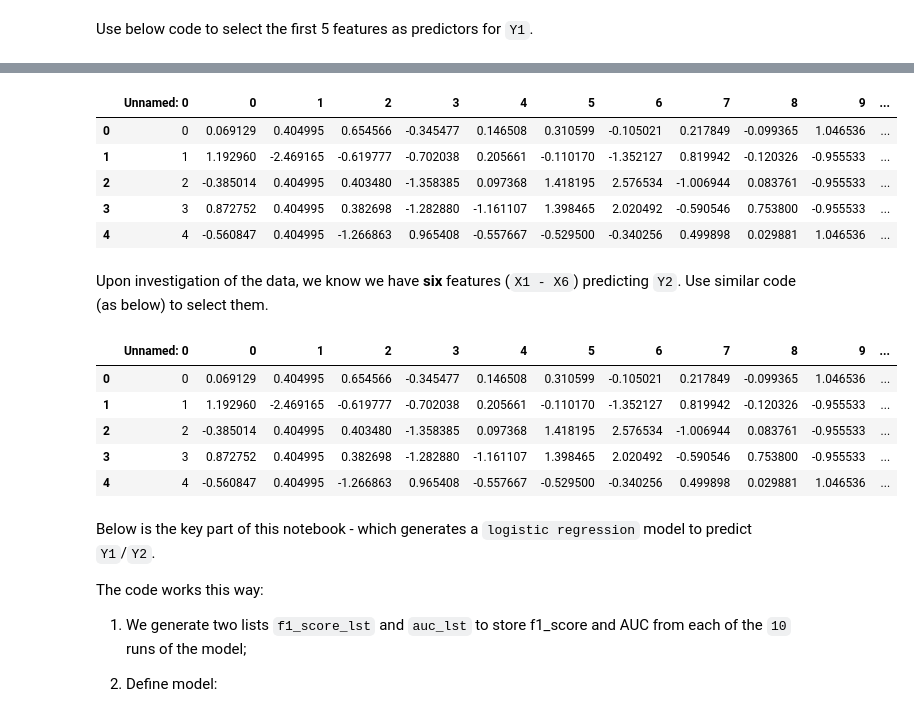
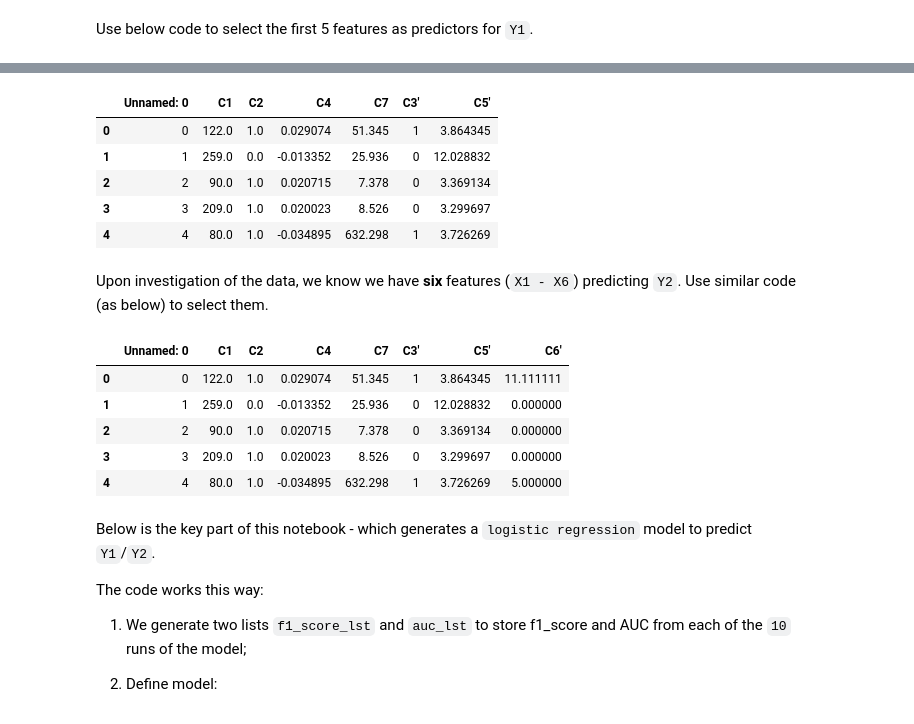
Before and after one commit to BA545-SP2019/2019-competition1-3-musketeers, a Jupyter notebook: Evaluation-Code-C.ipynb, the cells around one changed output, grey strips where cells are left out. Saved outputs shown, nothing was run; the diff lists cells and outputs as text; code cells hidden in the pictures.

```diff
--- a/Evaluation-Code-C.ipynb
+++ b/Evaluation-Code-C.ipynb
@@ -35,6 +35,6 @@ __NOTE__:
 1. Your dataset maybe very different from the sample dataset.
 2. Please follow this structure when submitting your dataset.
 # %%
-data = pd.read_csv('./Datasets/BBB2.csv', header=0)
+data = pd.read_csv('./Datasets/dropmissing.csv', header=0)
 data.head()
 # %% [output]
@@ -108,4 +86,4 @@ cols[:-3]
 # %% [markdown]
 Use below code to select the first 5 features as predictors for `Y1`.
 # %%
-datay1 = data.drop(data.columns[12], axis = 1)
+datay1 = data.drop(data.columns[-3:], axis = 1)
@@ -133,27 +111,27 @@ datay1[datay1.columns[0:15]]
 # %%
 
-predictors_y1 = datay1[datay1.columns[0:15]]
+predictors_y1 = datay1
 
 predictors_y1.head()
 # %% [output]
-|  | Unnamed: 0 | 0 | 1 | 2 | 3 | 4 | 5 | 6 | 7 | 8 | 9 | ... |
-| 0 | 0 | 0.069129 | 0.404995 | 0.654566 | -0.345477 | 0.146508 | 0.310599 | -0.105021 | 0.217849 | -0.099365 | 1.046536 | ... |
-| 1 | 1 | 1.192960 | -2.469165 | -0.619777 | -0.702038 | 0.205661 | -0.110170 | -1.352127 | 0.819942 | -0.120326 | -0.955533 | ... |
-| 2 | 2 | -0.385014 | 0.404995 | 0.403480 | -1.358385 | 0.097368 | 1.418195 | 2.576534 | -1.006944 | 0.083761 | -0.955533 | ... |
-| 3 | 3 | 0.872752 | 0.404995 | 0.382698 | -1.282880 | -1.161107 | 1.398465 | 2.020492 | -0.590546 | 0.753800 | -0.955533 | ... |
-| 4 | 4 | -0.560847 | 0.404995 | -1.266863 | 0.965408 | -0.557667 | -0.529500 | -0.340256 | 0.499898 | 0.029881 | 1.046536 | ... |
+|  | Unnamed: 0 | C1 | C2 | C4 | C7 | C3' | C5' |
+| 0 | 0 | 122.0 | 1.0 | 0.029074 | 51.345 | 1 | 3.864345 |
+| 1 | 1 | 259.0 | 0.0 | -0.013352 | 25.936 | 0 | 12.028832 |
+| 2 | 2 | 90.0 | 1.0 | 0.020715 | 7.378 | 0 | 3.369134 |
+| 3 | 3 | 209.0 | 1.0 | 0.020023 | 8.526 | 0 | 3.299697 |
+| 4 | 4 | 80.0 | 1.0 | -0.034895 | 632.298 | 1 | 3.726269 |
 # %% [markdown]
 Upon investigation of the data, we know we have __six__ features (`X1 - X6`) predicting `Y2`. Use similar code (as below) to select them.
 # %%
-predictors_y2 = data[data.columns[0:16]]
+predictors_y2 = data[data.columns[0:8]]
 predictors_y2.head()
 # %% [output]
-|  | Unnamed: 0 | 0 | 1 | 2 | 3 | 4 | 5 | 6 | 7 | 8 | 9 | ... |
-| 0 | 0 | 0.069129 | 0.404995 | 0.654566 | -0.345477 | 0.146508 | 0.310599 | -0.105021 | 0.217849 | -0.099365 | 1.046536 | ... |
-| 1 | 1 | 1.192960 | -2.469165 | -0.619777 | -0.702038 | 0.205661 | -0.110170 | -1.352127 | 0.819942 | -0.120326 | -0.955533 | ... |
-| 2 | 2 | -0.385014 | 0.404995 | 0.403480 | -1.358385 | 0.097368 | 1.418195 | 2.576534 | -1.006944 | 0.083761 | -0.955533 | ... |
-| 3 | 3 | 0.872752 | 0.404995 | 0.382698 | -1.282880 | -1.161107 | 1.398465 | 2.020492 | -0.590546 | 0.753800 | -0.955533 | ... |
-| 4 | 4 | -0.560847 | 0.404995 | -1.266863 | 0.965408 | -0.557667 | -0.529500 | -0.340256 | 0.499898 | 0.029881 | 1.046536 | ... |
+|  | Unnamed: 0 | C1 | C2 | C4 | C7 | C3' | C5' | C6' |
+| 0 | 0 | 122.0 | 1.0 | 0.029074 | 51.345 | 1 | 3.864345 | 11.111111 |
+| 1 | 1 | 259.0 | 0.0 | -0.013352 | 25.936 | 0 | 12.028832 | 0.000000 |
+| 2 | 2 | 90.0 | 1.0 | 0.020715 | 7.378 | 0 | 3.369134 | 0.000000 |
+| 3 | 3 | 209.0 | 1.0 | 0.020023 | 8.526 | 0 | 3.299697 | 0.000000 |
+| 4 | 4 | 80.0 | 1.0 | -0.034895 | 632.298 | 1 | 3.726269 | 5.000000 |
 # %% [markdown]
 Below is the key part of this notebook - which generates a `logistic regression` model to predict `Y1`/`Y2`.
 
```
Also changed, not shown: parts of 8 cells of this notebook, 4 other files.
